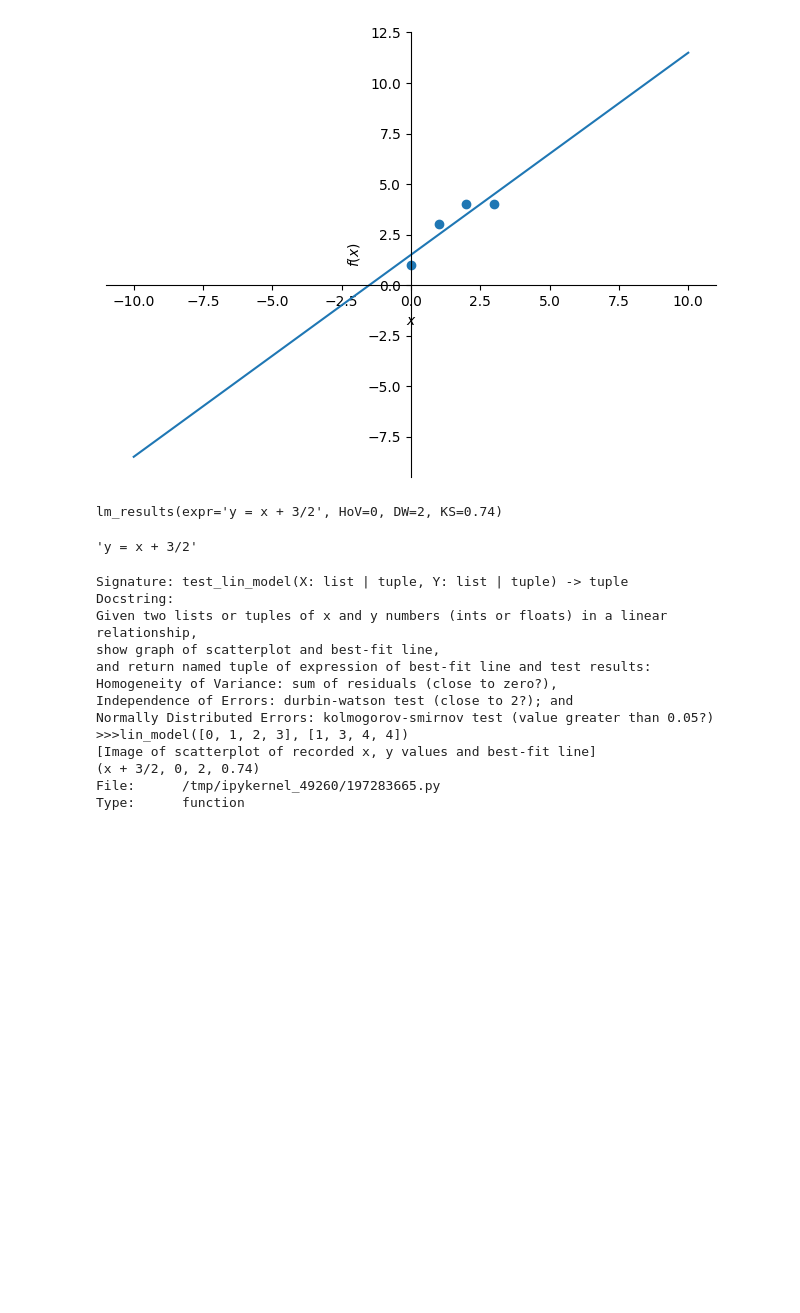
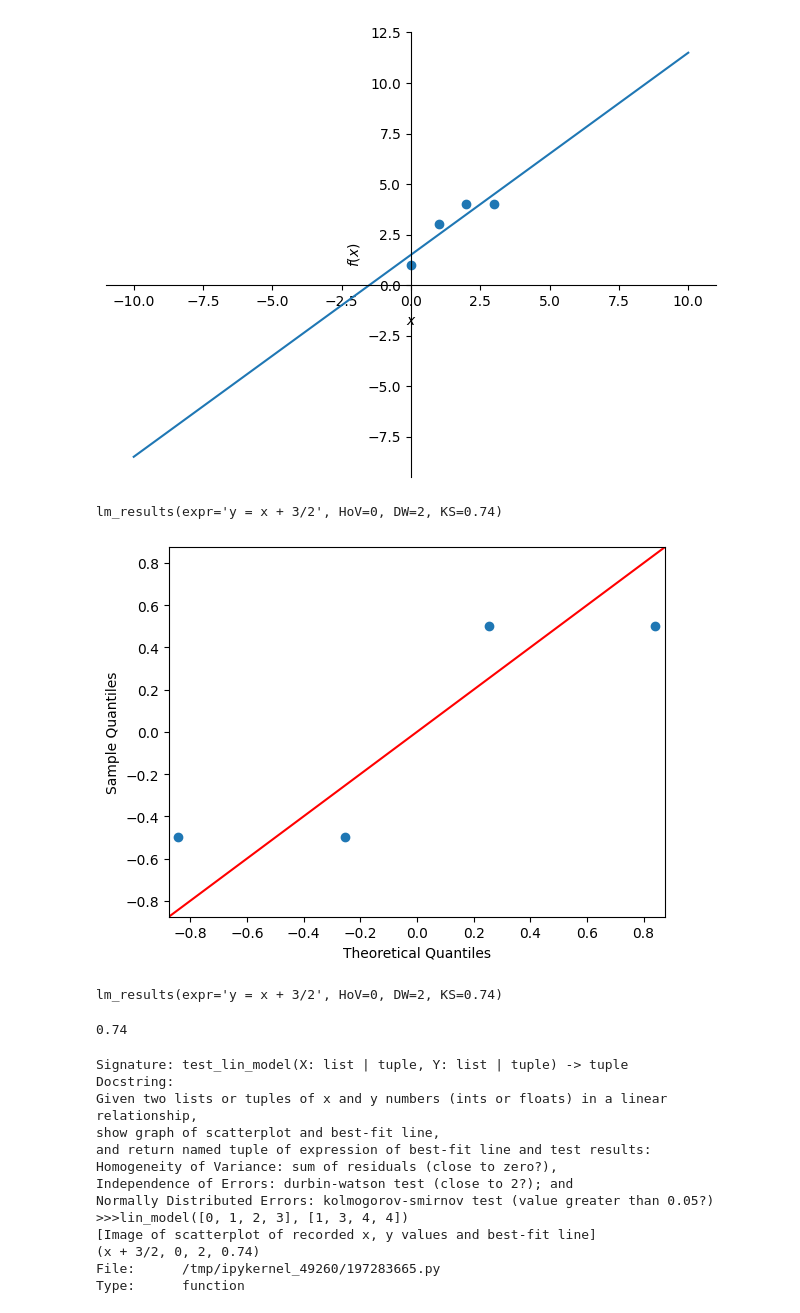
Before and after one commit to jderry/intro_to_programming, a Jupyter notebook: notebook/least-squares_curve-fit/2.test_linear_model.ipynb, the cells around one changed output. Drawn from its saved outputs; the diff is of its cells as text; code cells hidden in the pictures; blank space fills up the shorter version.

Commit message:
update least-squares files

```diff
--- a/notebook/least-squares_curve-fit/2.test_linear_model.ipynb
+++ b/notebook/least-squares_curve-fit/2.test_linear_model.ipynb
@@ -1,13 +4,11 @@
 # %%
-def lin_model(x: list|tuple, y: list|tuple) -> str:
-    ''' Given two lists or tuples of x and y numbers (ints or floats) in a linear relationship,
-        return least-squares best fit as sympy expression.
+def lin_model(x: list|tuple, y: list|tuple) -> Expr:
+    ''' Given two lists or tuples of x and y numbers in a linear relationship, return least-squares best fit as sympy expression.
         >>>lin_model([0, 1, 2, 3], [1, 3, 4, 4])
         x + 3/2
         >>>N(lin_model([2, 3, 5, 7, 9], [4, 5, 7, 10, 15]), 4) # from sympy import N
         1.518x + 0.3049
     '''
-    from sympy import Matrix, symbols, ones
     # garbage filters
     assert x and isinstance(x, list|tuple), "input must be lists or tuples of ints or floats"
     assert y and isinstance(y, list|tuple), "input must be lists or tuples of ints or floats"
@@ -23,20 +24,38 @@ def lin_model(x: list|tuple, y: list|tuple) -> str:
                                                      f"\t\tx-vector: {bad_values_x}\n"
                                                      f"\t\ty-vector: {bad_values_y}")
     # initialization
+    from sympy import Matrix, symbols, ones
     onesV = ones(1, len(x)) # make vector of ones the same length as vector x
     y = Matrix(y)
     M = Matrix([onesV, x]).T
+
+    # BEGIN: ensure that M.T @ M) is invertible
+    assert (M.T @ M).det() != 0, ("det|(M.T @ M)| cannot be 0.\n"
+                                        "This can happen with non-unique solutions:\n"
+                                        "For example: lin_model([3, 3], [4, 5])")
+    try:
+        (M.T @ M).inv()
+
+    except: # general catch-all
+        # NonInvertibleMatrixError not recognized by Traceback
+        print("ERROR")
+        print("(M.T @ M) ="); pprint(M.T @ M); print(("(M.T @ M) is not invertible."
+                                    "Suggestion: Make sure that you input at least 2 datapoints\n"
+                                                 "\t    and that at least one of your datapoints is distinct."))
+        return
+    # END: ensure that M.T @ M) is invertible
+
     # the algorithm: linear algebra least-squares optimizer
-    # a holds the coefficients of the equation y = a0 + a1 x
+    # vector a holds the coefficients of the equation y = a0 + a1 x
     a = (M.T @ M).inv() @ M.T @ y
-    # initialize for printing
+    # initialize for returning a sympy expression
     x = symbols('x')
     return a[0] + x* a[1]
 # %%
 def test_lin_model(X: list|tuple, Y: list|tuple) -> tuple:
     ''' Given two lists or tuples of x and y numbers (ints or floats) in a linear relationship,
         show graph of scatterplot and best-fit line,
-        and return named tuple of expression of best-fit line and test results:
+        and return a named tuple of expression of best-fit line and test results:
         Homogeneity of Variance: sum of residuals (close to zero?),
         Independence of Errors: durbin-watson test (close to 2?); and
         Normally Distributed Errors: kolmogorov-smirnov test (value greater than 0.05?)
@@ -49,18 +68,24 @@ def test_lin_model(X: list|tuple, Y: list|tuple) -> tuple:
     from numpy import array
     import matplotlib.pyplot as plt
     from statsmodels.stats.stattools import durbin_watson
+    import statsmodels.api as sm
     from scipy.stats import kstest
     from collections import namedtuple
+
     lm_results = \
     namedtuple('lm_results', 'expr HoV DW KS')
 
     # implementation
+    # create least-squares line from datapoints
     expr = lin_model(X, Y)
 
+    # create and show scatterplot of datapoints
+    # & least-squares line that fit them
     fig, ax = plt.subplots()
     ax.scatter(X, Y)
     plot(expr, fig=fig, ax=ax)
 
+    # get residuals of datapoints
     x, y = symbols('x y')
     # y = recorded values, y_hat = predicted values
     y_hat = lin_model(X, Y).subs(x, Matrix(X))
@@ -71,6 +96,7 @@ def test_lin_model(X: list|tuple, Y: list|tuple) -> tuple:
 
     residuals = list(y_hat - Matrix(Y))
 
+    # run tests that return numeric results
     # Test 1: homogeneity of variance
     HoV = sum(residuals)
     # Test 2: Independence of Errors
@@ -83,11 +109,17 @@ def test_lin_model(X: list|tuple, Y: list|tuple) -> tuple:
     # p-value < 0.05 means NOT normally distributed
     KS = round(float(kstest(array(residuals).astype(float), 'norm').pvalue), 2)
 
-    # return expr, HoV, DW, KS
+    # create and show QQ plot of residuals
+    sm.qqplot(array(residuals), line='45')
+    plt.plot()
+
+    # return expr, HoV, DW, KS in named tuple
     expr = f"y = {expr}" # return a formatted string
     return lm_results(expr, HoV, DW, KS)
 # %%
-test1 = test_lin_model([0, 1, 2, 3], [1, 3, 4, 4])
+test1 = test_lin_model([0, 1, 2, 3], [1, 3, 4, 4]); test1
 # %% [output]
 [figure]
+lm_results(expr='y = x + 3/2', HoV=0, DW=2, KS=0.74)
+[figure, added]
 # %%
@@ -95,9 +127,9 @@ test1
 # %% [output]
 lm_results(expr='y = x + 3/2', HoV=0, DW=2, KS=0.74)
 # %%
-test1.expr
+test1.KS
 # %% [output]
-'y = x + 3/2'
+0.74
 # %%
 test_lin_model?
 # %% [output]
```
Also changed, not shown: parts of 3 cells of this notebook, 2 other files.
